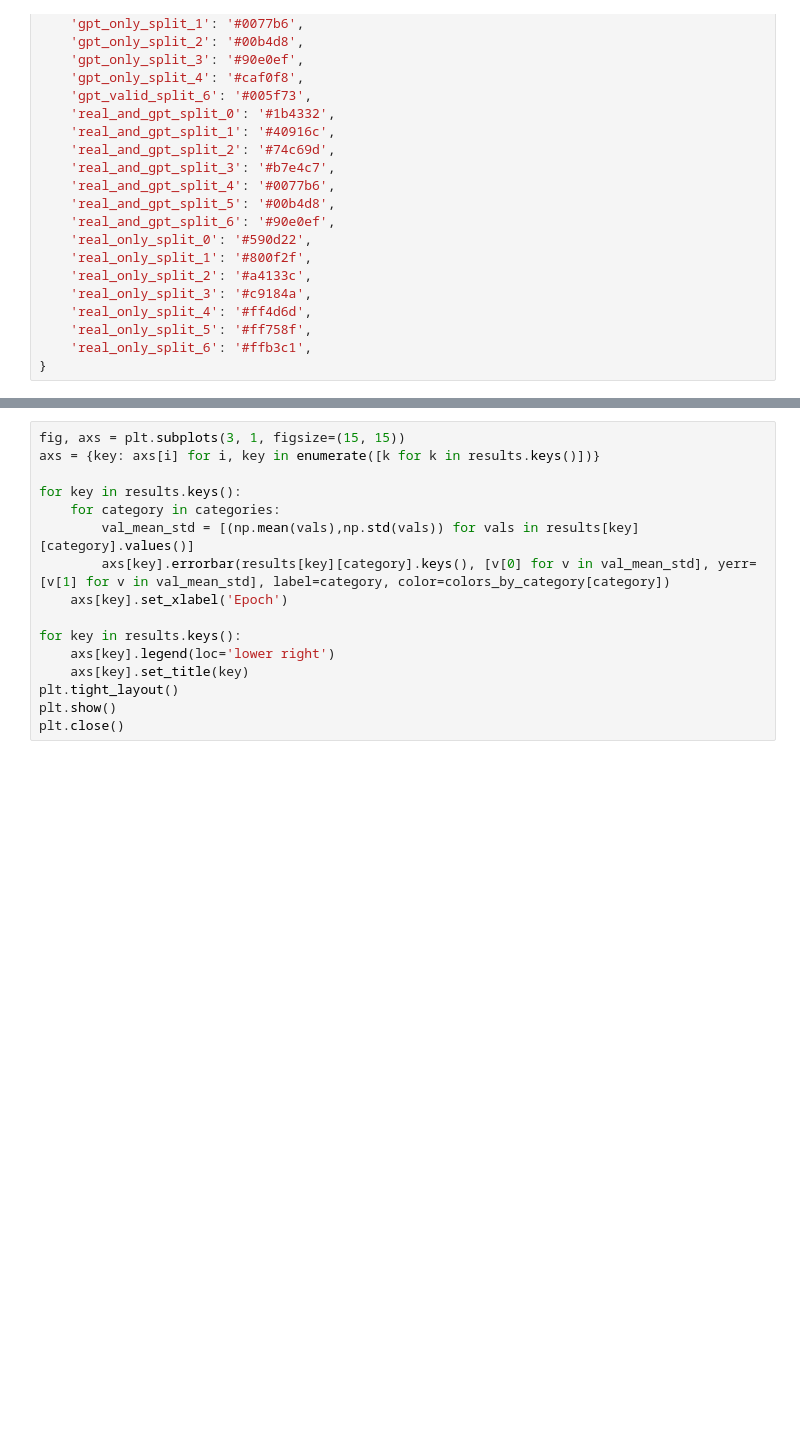
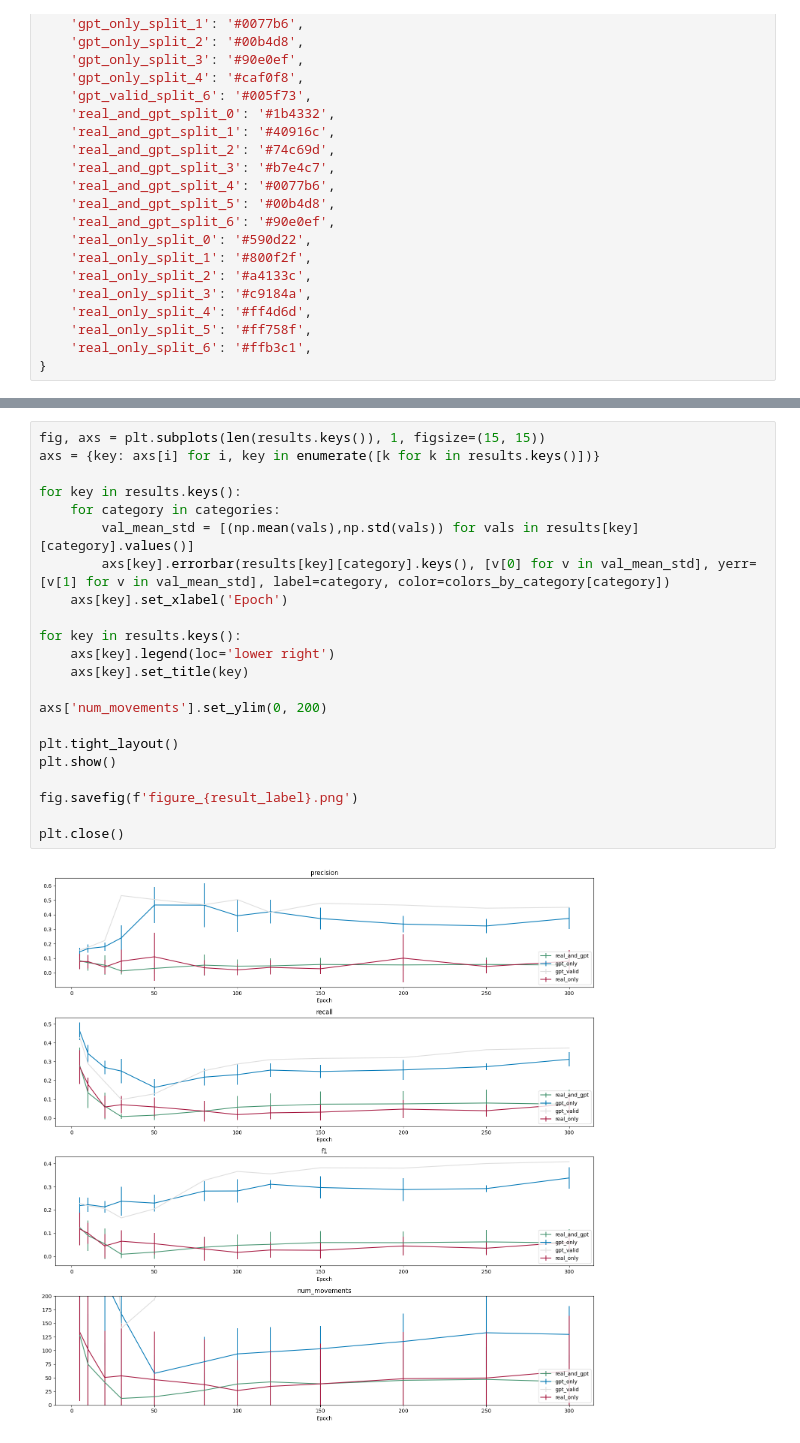
Before and after one commit to Maithili/SLaTe-PRO, a Jupyter notebook: visualize_results.ipynb, the cells around one changed output, grey strips where cells are left out. Cells and saved outputs as stored; diff of their text form; blank space fills up the shorter version.

```diff
--- a/visualize_results.ipynb
+++ b/visualize_results.ipynb
@@ -85,16 +92,24 @@ fig.show()
 # %%
-fig, axs = plt.subplots(3, 1, figsize=(15, 15))
+fig, axs = plt.subplots(len(results.keys()), 1, figsize=(15, 15))
 axs = {key: axs[i] for i, key in enumerate([k for k in results.keys()])}
 
 for key in results.keys():
     for category in categories:
         val_mean_std = [(np.mean(vals),np.std(vals)) for vals in results[key][category].values()]
         axs[key].errorbar(results[key][category].keys(), [v[0] for v in val_mean_std], yerr=[v[1] for v in val_mean_std], label=category, color=colors_by_category[category])
     axs[key].set_xlabel('Epoch')
 
 for key in results.keys():
     axs[key].legend(loc='lower right')
     axs[key].set_title(key)
+
+axs['num_movements'].set_ylim(0, 200)
+
 plt.tight_layout()
 plt.show()
+
+fig.savefig(f'figure_{result_label}.png')
+
 plt.close()
+# %% [output]
+[figure, added]
```
Also changed, not shown: parts of 2 cells of this notebook, 6 other files.
